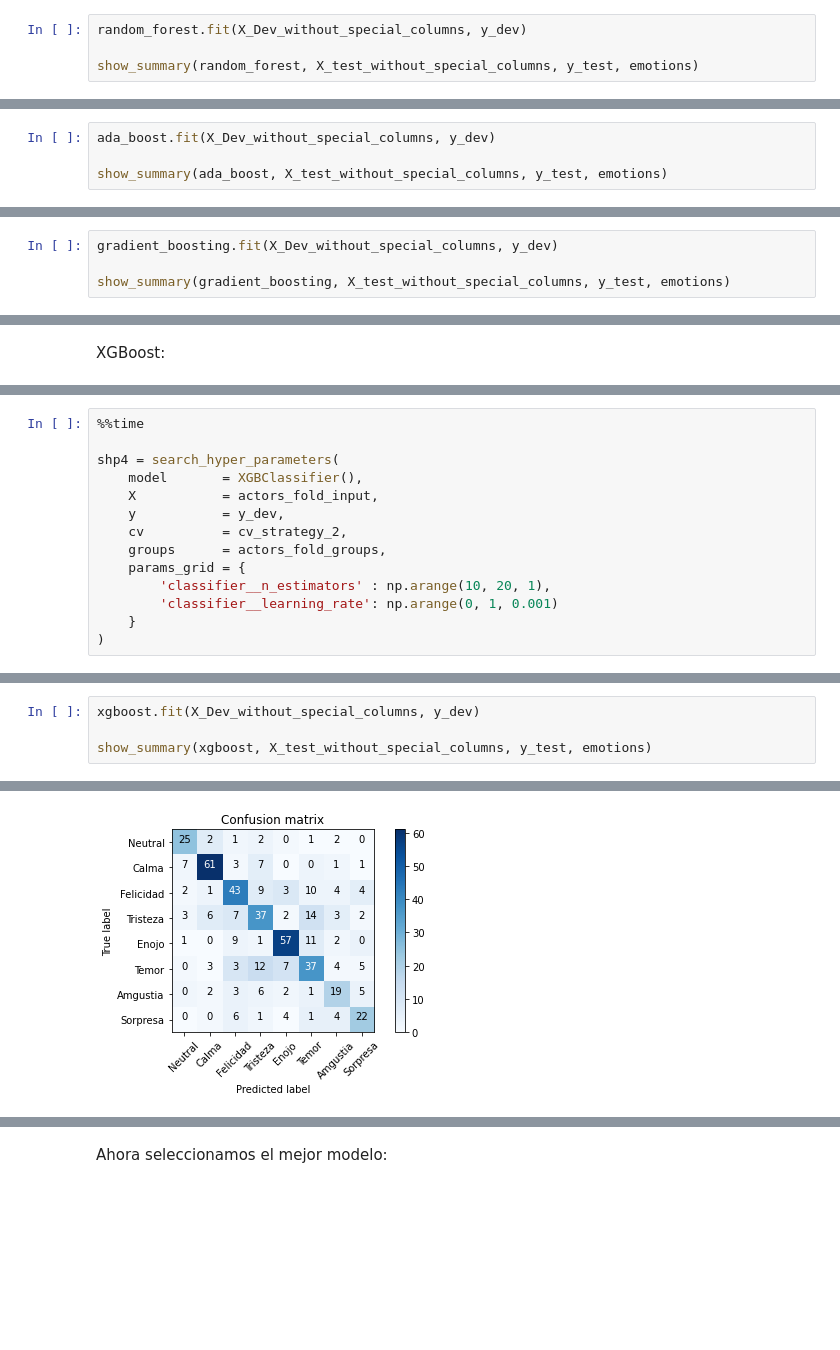
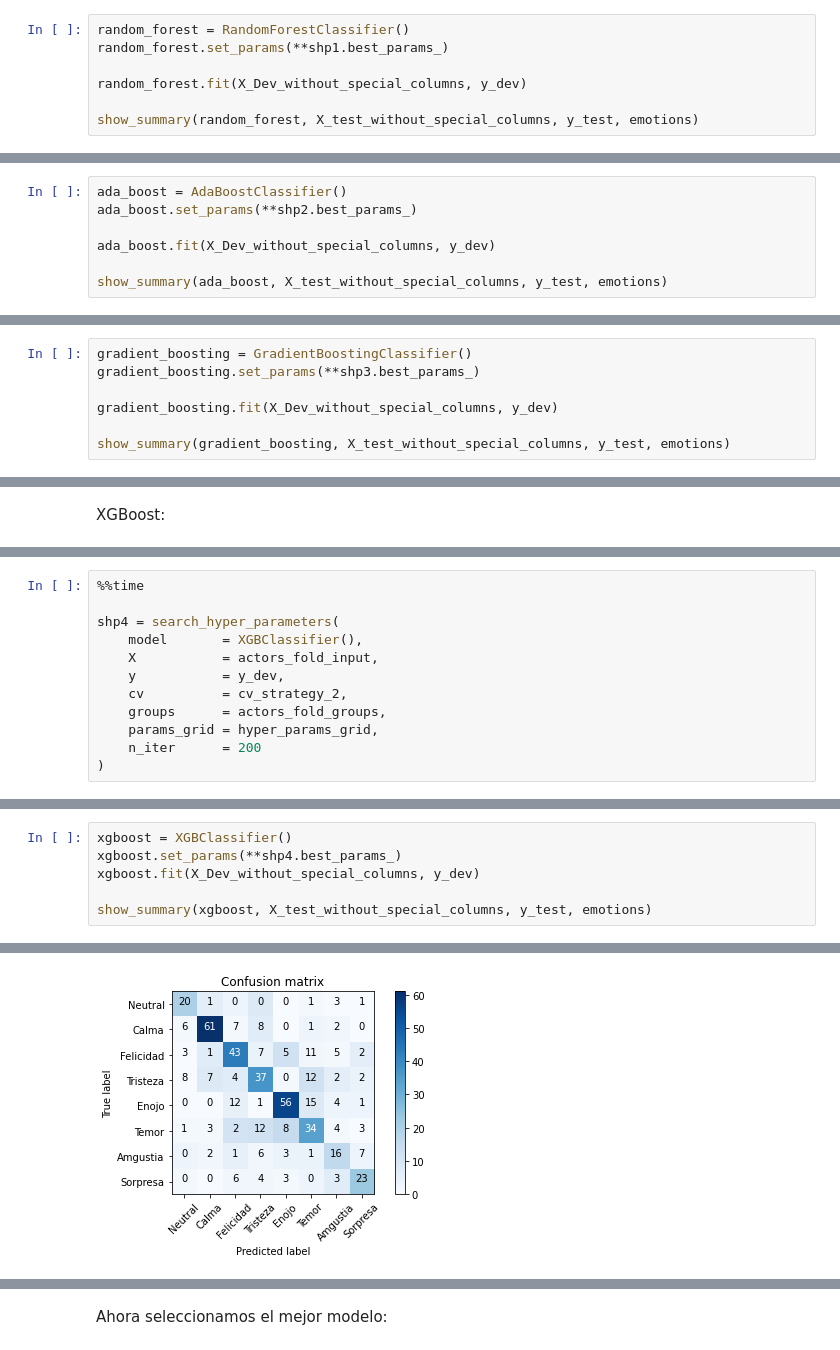
Before and after one commit to magistery-tps/aa-tp2, a Jupyter notebook: notebooks/resolucion-tp-2.ipynb, the cells around one changed output, grey strips where cells are left out. Saved outputs shown, nothing was run; the diff lists cells and outputs as text; blank space fills up the shorter version.

```diff
--- a/notebooks/resolucion-tp-2.ipynb
+++ b/notebooks/resolucion-tp-2.ipynb
@@ -424,4 +432,7 @@ models.append(random_forest)
 # %%
+random_forest = RandomForestClassifier()
+random_forest.set_params(**shp1.best_params_)
+
 random_forest.fit(X_Dev_without_special_columns, y_dev)
 
 show_summary(random_forest, X_test_without_special_columns, y_test, emotions)
@@ -484,4 +504,7 @@ models.append(ada_boost)
 # %%
+ada_boost = AdaBoostClassifier()
+ada_boost.set_params(**shp2.best_params_)
+
 ada_boost.fit(X_Dev_without_special_columns, y_dev)
 
 show_summary(ada_boost, X_test_without_special_columns, y_test, emotions)
@@ -543,4 +575,7 @@ models.append(gradient_boosting)
 # %%
+gradient_boosting = GradientBoostingClassifier()
+gradient_boosting.set_params(**shp3.best_params_)
+
 gradient_boosting.fit(X_Dev_without_special_columns, y_dev)
 
 show_summary(gradient_boosting, X_test_without_special_columns, y_test, emotions)
@@ -575,9 +664,7 @@ shp4 = search_hyper_parameters(
     y           = y_dev,
     cv          = cv_strategy_2,
     groups      = actors_fold_groups,
-    params_grid = {
-        'classifier__n_estimators' : np.arange(10, 20, 1),
-        'classifier__learning_rate': np.arange(0, 1, 0.001)
-    }
+    params_grid = hyper_params_grid,
+    n_iter      = 200
 )
 # %% [output]
@@ -600,4 +701,6 @@ models.append(xgboost)
 # %%
+xgboost = XGBClassifier()
+xgboost.set_params(**shp4.best_params_)
 xgboost.fit(X_Dev_without_special_columns, y_dev)
 
 show_summary(xgboost, X_test_without_special_columns, y_test, emotions)
@@ -622 +725 @@ weighted avg       0.61      0.61      0.61       491
-[figure, old version]
+[figure, new version]
```
Also changed, not shown: parts of 46 cells of this notebook, 2 other files.
